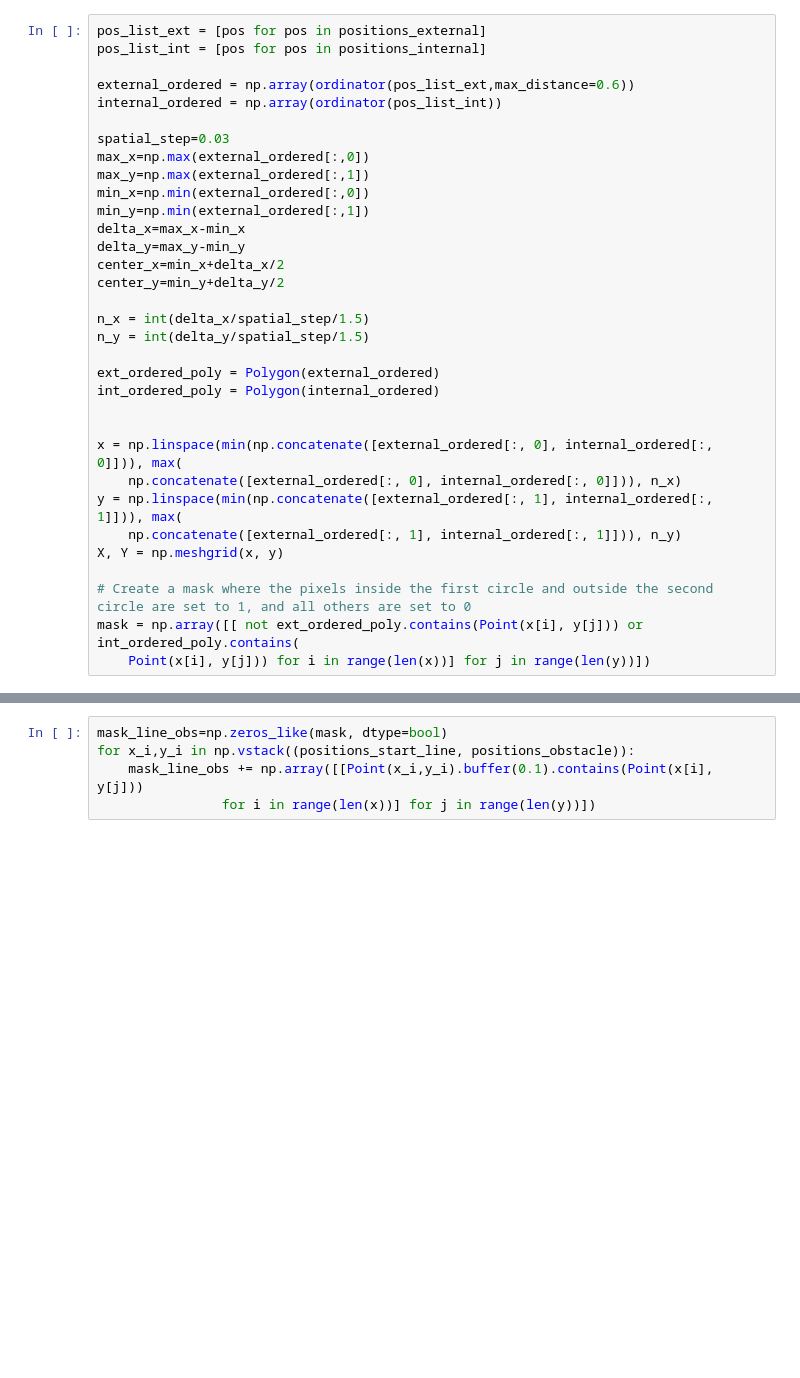
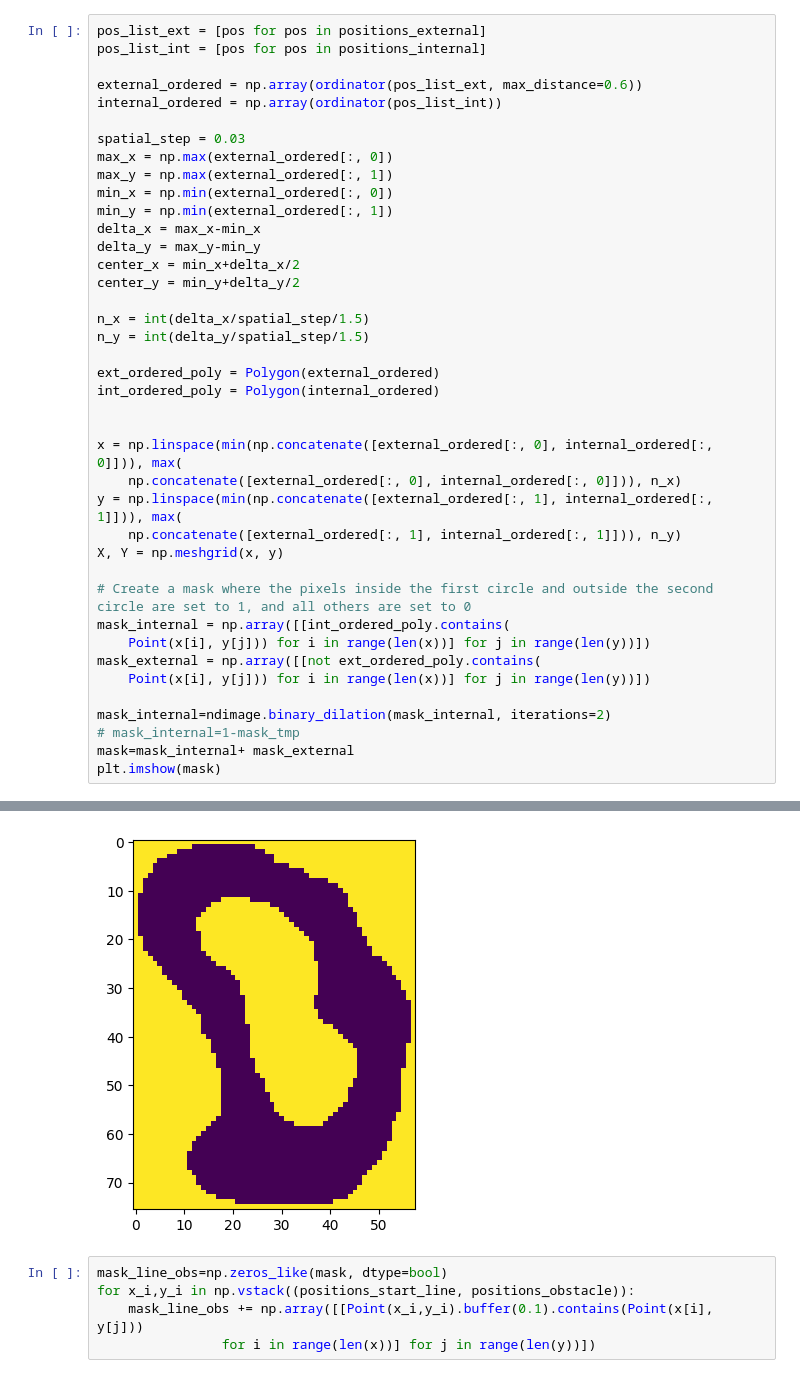
Before and after one commit to tommaso-bertola/computer-vision-and-robotics, a Jupyter notebook: robot-code/pathfinding/A_star_stripping.ipynb, the cells around one changed output, grey strips where cells are left out. Cells and saved outputs as stored; diff of their text form; blank space fills up the shorter version.

```diff
--- a/robot-code/pathfinding/A_star_stripping.ipynb
+++ b/robot-code/pathfinding/A_star_stripping.ipynb
@@ -64,18 +66,18 @@ positions_start_line = positions_array[mask_start_line]
 pos_list_ext = [pos for pos in positions_external]
 pos_list_int = [pos for pos in positions_internal]
 
-external_ordered = np.array(ordinator(pos_list_ext,max_distance=0.6))
+external_ordered = np.array(ordinator(pos_list_ext, max_distance=0.6))
 internal_ordered = np.array(ordinator(pos_list_int))
 
-spatial_step=0.03
-max_x=np.max(external_ordered[:,0])
-max_y=np.max(external_ordered[:,1])
-min_x=np.min(external_ordered[:,0])
-min_y=np.min(external_ordered[:,1])
-delta_x=max_x-min_x
-delta_y=max_y-min_y
-center_x=min_x+delta_x/2
-center_y=min_y+delta_y/2
+spatial_step = 0.03
+max_x = np.max(external_ordered[:, 0])
+max_y = np.max(external_ordered[:, 1])
+min_x = np.min(external_ordered[:, 0])
+min_y = np.min(external_ordered[:, 1])
+delta_x = max_x-min_x
+delta_y = max_y-min_y
+center_x = min_x+delta_x/2
+center_y = min_y+delta_y/2
 
 n_x = int(delta_x/spatial_step/1.5)
 n_y = int(delta_y/spatial_step/1.5)
@@ -91,5 +93,13 @@ y = np.linspace(min(np.concatenate([external_ordered[:, 1], internal_ordered[:,
 X, Y = np.meshgrid(x, y)
 
 # Create a mask where the pixels inside the first circle and outside the second circle are set to 1, and all others are set to 0
-mask = np.array([[ not ext_ordered_poly.contains(Point(x[i], y[j])) or int_ordered_poly.contains(
+mask_internal = np.array([[int_ordered_poly.contains(
     Point(x[i], y[j])) for i in range(len(x))] for j in range(len(y))])
+mask_external = np.array([[not ext_ordered_poly.contains(
+    Point(x[i], y[j])) for i in range(len(x))] for j in range(len(y))])
+
+mask_internal=ndimage.binary_dilation(mask_internal, iterations=2)
+# mask_internal=1-mask_tmp
+mask=mask_internal+ mask_external
+plt.imshow(mask)
+# %% [output]
@@ -96,3 +108,4 @@ mask = np.array([[ not ext_ordered_poly.contains(Point(x[i], y[j])) or int_order
+[figure, added]
 # %%
 mask_line_obs=np.zeros_like(mask, dtype=bool)
 for x_i,y_i in np.vstack((positions_start_line, positions_obstacle)):
```
Also changed, not shown: parts of 6 cells of this notebook, 4 other files.
